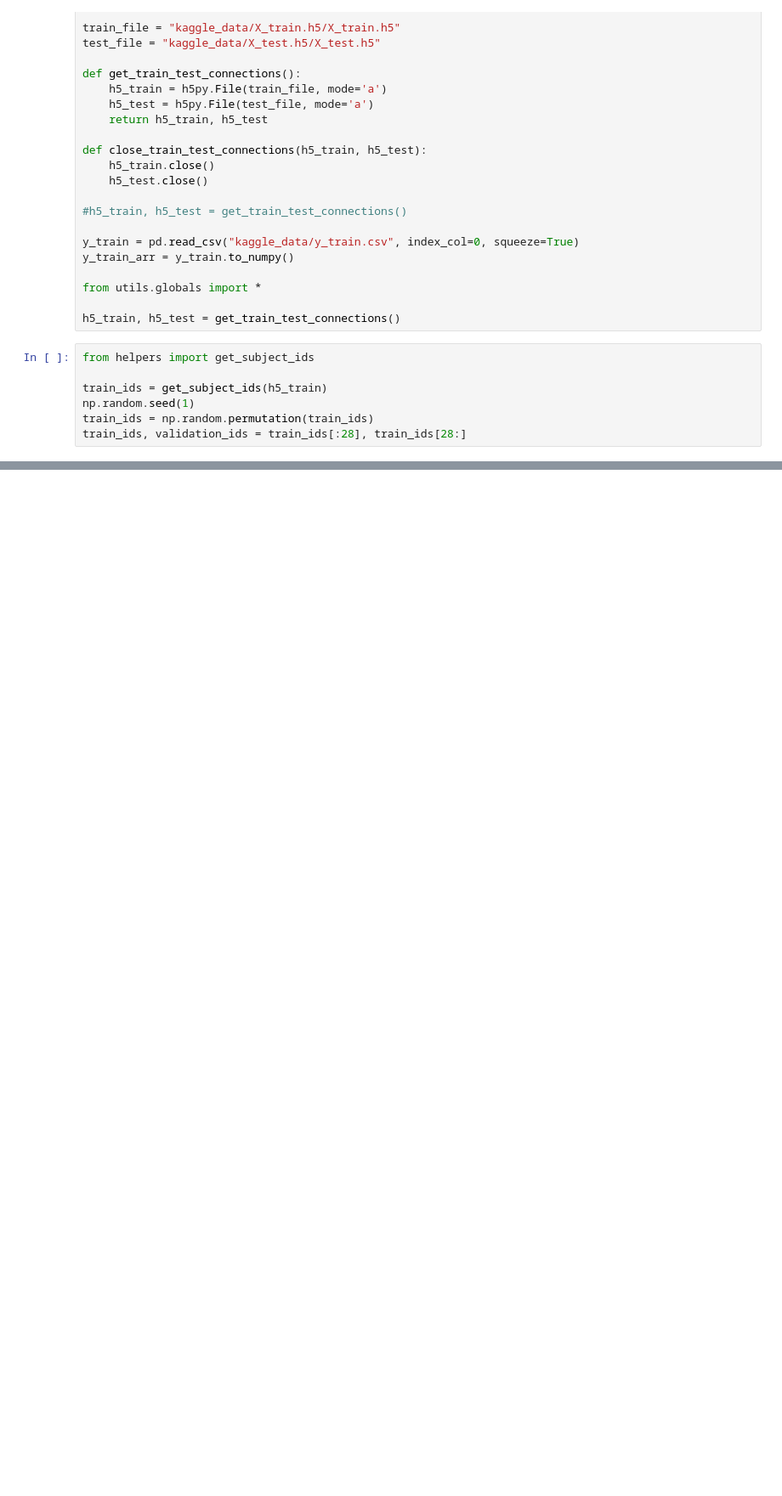
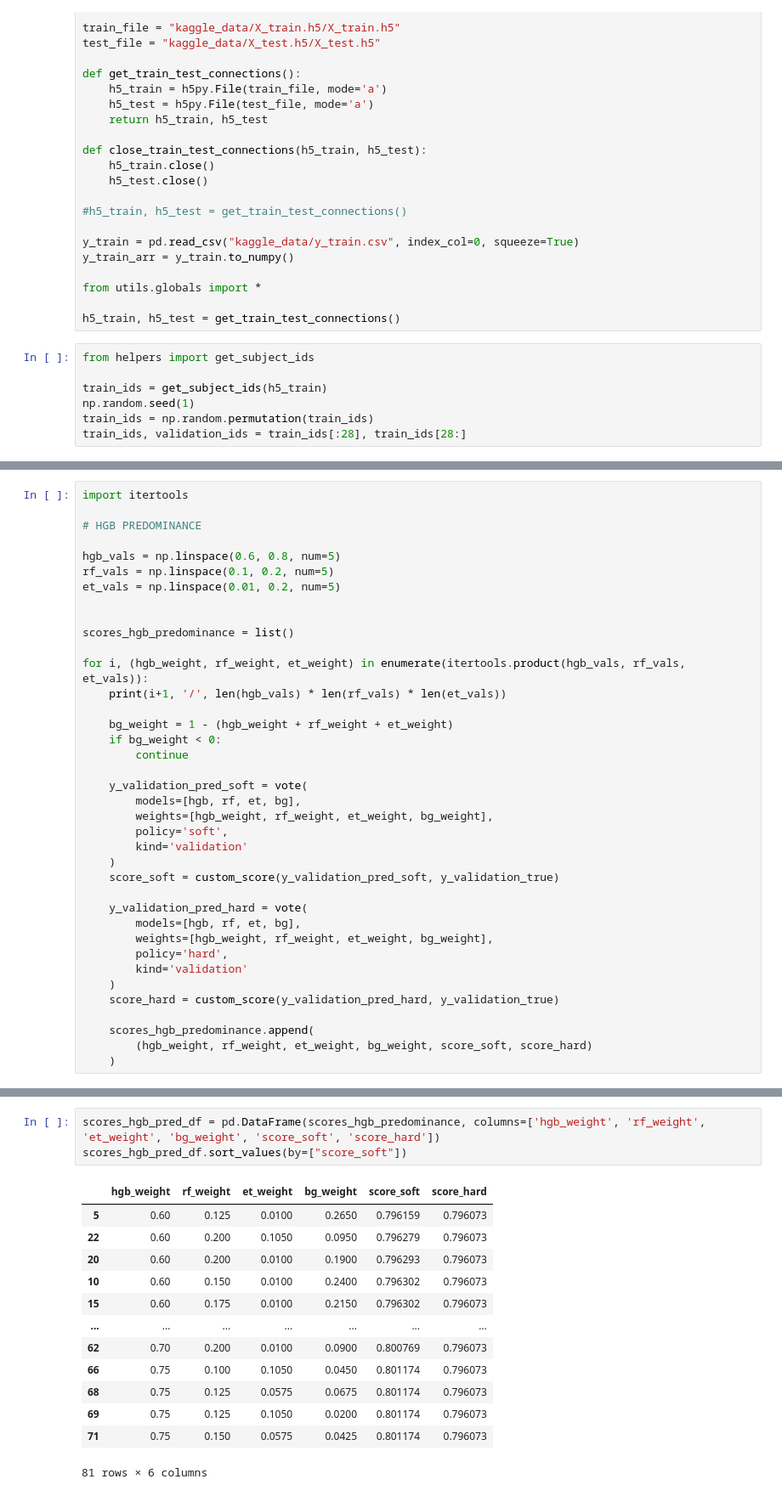
Before and after one commit to Mrml91/CS_ML_project, a Jupyter notebook: final.ipynb, the cells around one changed output, grey strips where cells are left out. Shown at 85% size. Drawn from its saved outputs; the diff is of its cells as text; blank space fills up the shorter version.

```diff
--- a/final.ipynb
+++ b/final.ipynb
@@ -110,0 +128,38 @@ Validation score after vote (soft policy):
+# %%
+import itertools
+
+# HGB PREDOMINANCE
+
+hgb_vals = np.linspace(0.6, 0.8, num=5)
+rf_vals = np.linspace(0.1, 0.2, num=5)
+et_vals = np.linspace(0.01, 0.2, num=5)
+
+
+scores_hgb_predominance = list()
+
+for i, (hgb_weight, rf_weight, et_weight) in enumerate(itertools.product(hgb_vals, rf_vals, et_vals)):
+    print(i+1, '/', len(hgb_vals) * len(rf_vals) * len(et_vals))
+
+    bg_weight = 1 - (hgb_weight + rf_weight + et_weight)
+    if bg_weight < 0:
+        continue
+
+    y_validation_pred_soft = vote(
+        models=[hgb, rf, et, bg],
+        weights=[hgb_weight, rf_weight, et_weight, bg_weight],
+        policy='soft',
+        kind='validation'
+    )
+    score_soft = custom_score(y_validation_pred_soft, y_validation_true)
+
+    y_validation_pred_hard = vote(
+        models=[hgb, rf, et, bg],
+        weights=[hgb_weight, rf_weight, et_weight, bg_weight],
+        policy='hard',
+        kind='validation'
+    )
+    score_hard = custom_score(y_validation_pred_hard, y_validation_true)
+
+    scores_hgb_predominance.append(
+        (hgb_weight, rf_weight, et_weight, bg_weight, score_soft, score_hard)
+    )
@@ -110,0 +272,17 @@ Validation score after vote (soft policy):
+# %%
+scores_hgb_pred_df = pd.DataFrame(scores_hgb_predominance, columns=['hgb_weight', 'rf_weight', 'et_weight', 'bg_weight', 'score_soft', 'score_hard'])
+scores_hgb_pred_df.sort_values(by=["score_soft"])
+# %% [output]
+|  | hgb_weight | rf_weight | et_weight | bg_weight | score_soft | score_hard |
+| 5 | 0.60 | 0.125 | 0.0100 | 0.2650 | 0.796159 | 0.796073 |
+| 22 | 0.60 | 0.200 | 0.1050 | 0.0950 | 0.796279 | 0.796073 |
+| 20 | 0.60 | 0.200 | 0.0100 | 0.1900 | 0.796293 | 0.796073 |
+| 10 | 0.60 | 0.150 | 0.0100 | 0.2400 | 0.796302 | 0.796073 |
+| 15 | 0.60 | 0.175 | 0.0100 | 0.2150 | 0.796302 | 0.796073 |
+| ... | ... | ... | ... | ... | ... | ... |
+| 62 | 0.70 | 0.200 | 0.0100 | 0.0900 | 0.800769 | 0.796073 |
+| 66 | 0.75 | 0.100 | 0.1050 | 0.0450 | 0.801174 | 0.796073 |
+| 68 | 0.75 | 0.125 | 0.0575 | 0.0675 | 0.801174 | 0.796073 |
+| 69 | 0.75 | 0.125 | 0.1050 | 0.0200 | 0.801174 | 0.796073 |
+| 71 | 0.75 | 0.150 | 0.0575 | 0.0425 | 0.801174 | 0.796073 |
+81 rows × 6 columns
```
Also changed, not shown: parts of 15 cells of this notebook.
